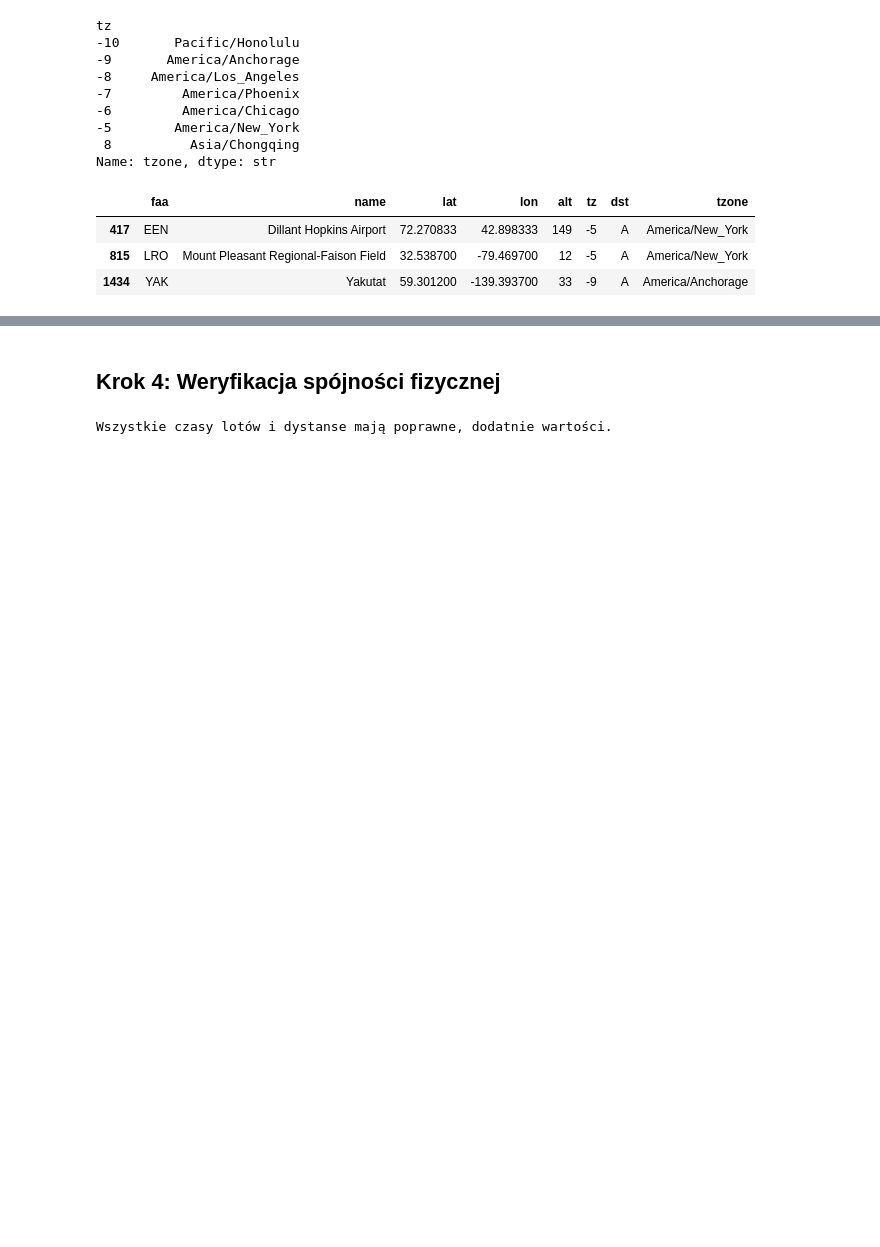
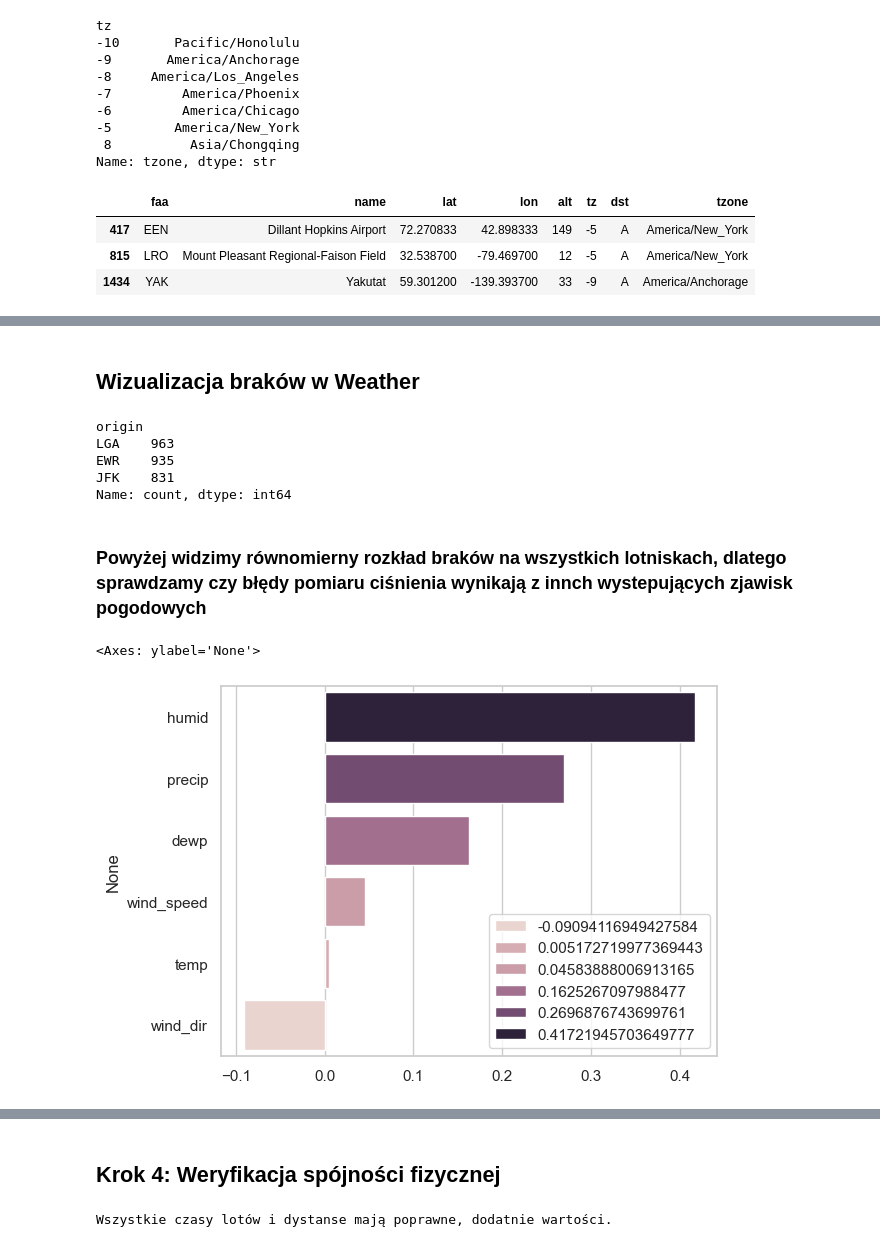
Before and after one commit to xShyen/KursZPythona, a Jupyter notebook: analiza.ipynb, the cells around one changed output, grey strips where cells are left out. Cells and saved outputs as stored; diff of their text form; code cells hidden in the pictures; blank space fills up the shorter version.

```diff
--- a/analiza.ipynb
+++ b/analiza.ipynb
@@ -517,0 +390,22 @@ airports[airports['faa'].isin(['EEN','LRO','YAK'])]
+# %% [markdown]
+## Wizualizacja braków w  Weather
+# %%
+weather['origin'].where(weather['pressure'].isna()).value_counts()
+# %% [output]
+origin
+LGA    963
+EWR    935
+JFK    831
+Name: count, dtype: int64
+# %% [markdown]
+### Powyżej widzimy równomierny rozkład braków na wszystkich lotniskach, dlatego sprawdzamy czy błędy pomiaru ciśnienia wynikają z innch wystepujących zjawisk pogodowych
+# %%
+df_kor = weather[['temp','dewp','humid','wind_speed','wind_dir','precip']].copy()
+df_kor['pressure_isna'] = weather['pressure'].isna()
+macierz_korelacji = df_kor.corr()
+# %%
+wektor = macierz_korelacji['pressure_isna'].sort_values(ascending=False).drop('pressure_isna')
+sns.barplot(x=wektor.values, y=wektor.index, hue=wektor.values)
+# %% [output]
+<Axes: ylabel='None'>
+[figure, added]
```
Also changed, not shown: parts of 54 cells of this notebook, 1 other file.
